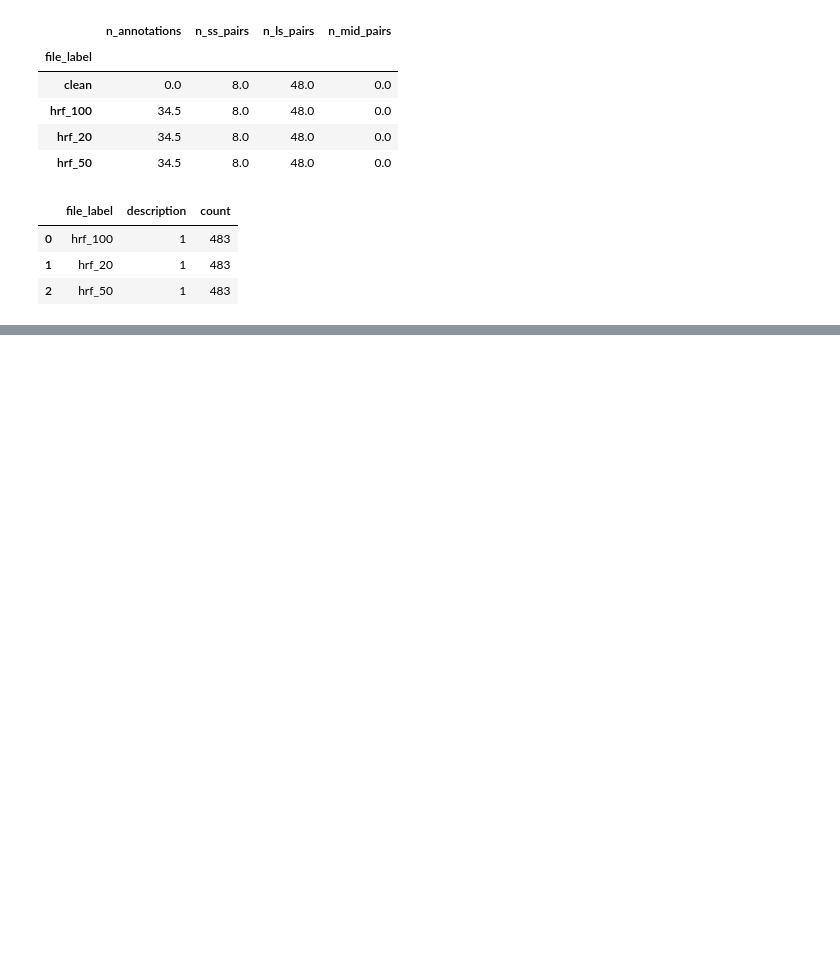
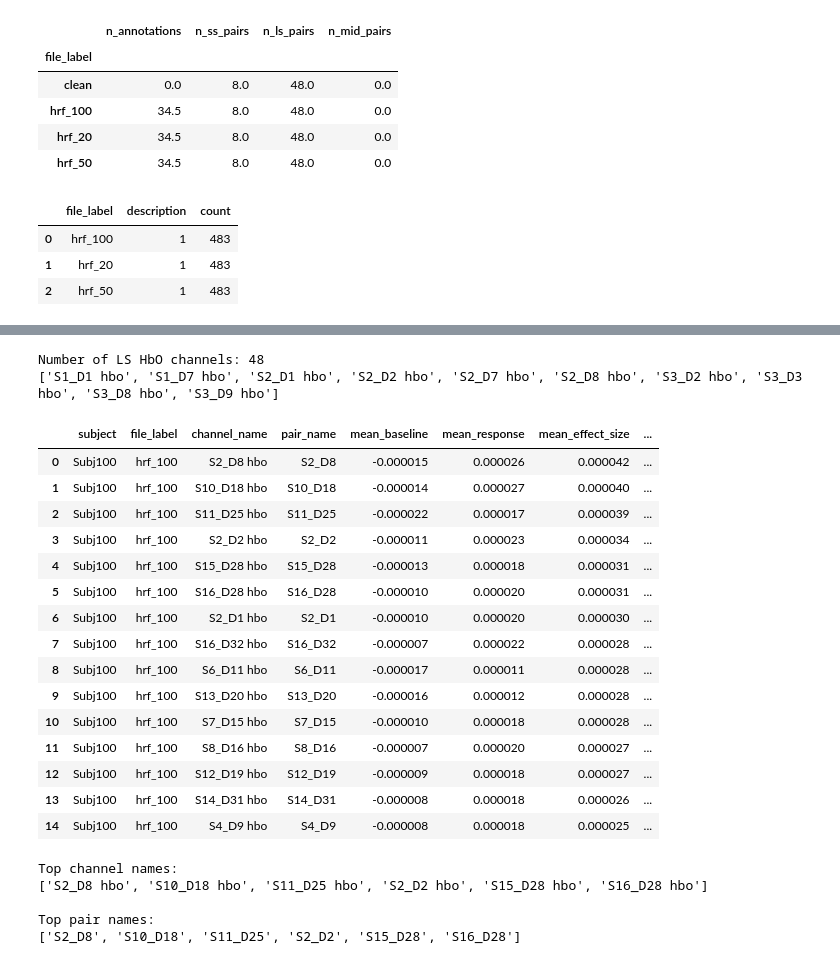
Before and after one commit to a-sunkari/fnirs-representation-learning, a Jupyter notebook: 01_snirf_exploration.ipynb, the cells around one changed output, grey strips where cells are left out. Drawn from its saved outputs; the diff is of its cells as text; code cells hidden in the pictures; blank space fills up the shorter version.

```diff
--- a/01_snirf_exploration.ipynb
+++ b/01_snirf_exploration.ipynb
@@ -785,0 +537,60 @@ amplitude_epoch_figure.write_html(output_figures_dir / f"{subject_name.lower()}_
+# %%
+hb_channel_table = build_hb_channel_table(raw_hb, subject_name, file_label)
+
+ls_hbo_channel_names = hb_channel_table.loc[
+    (hb_channel_table["group"] == "LS") & (hb_channel_table["chromophore"] == "hbo"),
+    "channel_name",
+].tolist()
+
+print(f"Number of LS HbO channels: {len(ls_hbo_channel_names)}")
+print(ls_hbo_channel_names[:10])
+# %% [output]
+Number of LS HbO channels: 48
+['S1_D1 hbo', 'S1_D7 hbo', 'S2_D1 hbo', 'S2_D2 hbo', 'S2_D7 hbo', 'S2_D8 hbo', 'S3_D2 hbo', 'S3_D3 hbo', 'S3_D8 hbo', 'S3_D9 hbo']
+# %%
+channel_effect_rows = []
+
+baseline_time_mask = (epochs_hb.times >= -2.0) & (epochs_hb.times <= 0.0)
+response_time_mask = (epochs_hb.times >= 4.0) & (epochs_hb.times <= 8.0)
+
+for channel_name in ls_hbo_channel_names:
+    single_channel_epochs = epochs_hb.copy().pick([channel_name])
+    single_channel_data = single_channel_epochs.get_data()[:, 0, :]
+
+    baseline_values = single_channel_data[:, baseline_time_mask].mean(axis=1)
+    response_values = single_channel_data[:, response_time_mask].mean(axis=1)
+
+    effect_values = response_values - baseline_values
+
+    channel_effect_rows.append({
+        "subject": subject_name,
+        "file_label": file_label,
+        "channel_name": channel_name,
+        "pair_name": channel_name.split(" ")[0],
+        "mean_baseline": baseline_values.mean(),
+        "mean_response": response_values.mean(),
+        "mean_effect_size": effect_values.mean(),
+        "std_effect_size": effect_values.std(),
+    })
+
+channel_effect_df = pd.DataFrame(channel_effect_rows)
+channel_effect_df = channel_effect_df.sort_values("mean_effect_size", ascending=False).reset_index(drop=True)
+
+channel_effect_df.head(15)
+# %% [output]
+|  | subject | file_label | channel_name | pair_name | mean_baseline | mean_response | mean_effect_size | ... |
+| 0 | Subj100 | hrf_100 | S2_D8 hbo | S2_D8 | -0.000015 | 0.000026 | 0.000042 | ... |
+| 1 | Subj100 | hrf_100 | S10_D18 hbo | S10_D18 | -0.000014 | 0.000027 | 0.000040 | ... |
+| 2 | Subj100 | hrf_100 | S11_D25 hbo | S11_D25 | -0.000022 | 0.000017 | 0.000039 | ... |
+| 3 | Subj100 | hrf_100 | S2_D2 hbo | S2_D2 | -0.000011 | 0.000023 | 0.000034 | ... |
+| 4 | Subj100 | hrf_100 | S15_D28 hbo | S15_D28 | -0.000013 | 0.000018 | 0.000031 | ... |
+| 5 | Subj100 | hrf_100 | S16_D28 hbo | S16_D28 | -0.000010 | 0.000020 | 0.000031 | ... |
+| 6 | Subj100 | hrf_100 | S2_D1 hbo | S2_D1 | -0.000010 | 0.000020 | 0.000030 | ... |
+| 7 | Subj100 | hrf_100 | S16_D32 hbo | S16_D32 | -0.000007 | 0.000022 | 0.000028 | ... |
+| 8 | Subj100 | hrf_100 | S6_D11 hbo | S6_D11 | -0.000017 | 0.000011 | 0.000028 | ... |
+| 9 | Subj100 | hrf_100 | S13_D20 hbo | S13_D20 | -0.000016 | 0.000012 | 0.000028 | ... |
+| 10 | Subj100 | hrf_100 | S7_D15 hbo | S7_D15 | -0.000010 | 0.000018 | 0.000028 | ... |
+| 11 | Subj100 | hrf_100 | S8_D16 hbo | S8_D16 | -0.000007 | 0.000020 | 0.000027 | ... |
+| 12 | Subj100 | hrf_100 | S12_D19 hbo | S12_D19 | -0.000009 | 0.000018 | 0.000027 | ... |
+| 13 | Subj100 | hrf_100 | S14_D31 hbo | S14_D31 | -0.000008 | 0.000018 | 0.000026 | ... |
+| 14 | Subj100 | hrf_100 | S4_D9 hbo | S4_D9 | -0.000008 | 0.000018 | 0.000025 | ... |
@@ -785,0 +614,15 @@ amplitude_epoch_figure.write_html(output_figures_dir / f"{subject_name.lower()}_
+# %%
+top_channel_names = channel_effect_df.head(6)["channel_name"].tolist()
+top_pair_names = channel_effect_df.head(6)["pair_name"].tolist()
+
+print("Top channel names:")
+print(top_channel_names)
+
+print("\nTop pair names:")
+print(top_pair_names)
+# %% [output]
+Top channel names:
+['S2_D8 hbo', 'S10_D18 hbo', 'S11_D25 hbo', 'S2_D2 hbo', 'S15_D28 hbo', 'S16_D28 hbo']
+
+Top pair names:
+['S2_D8', 'S10_D18', 'S11_D25', 'S2_D2', 'S15_D28', 'S16_D28']
```
Also changed, not shown: parts of 22 cells of this notebook, 1 other file.
